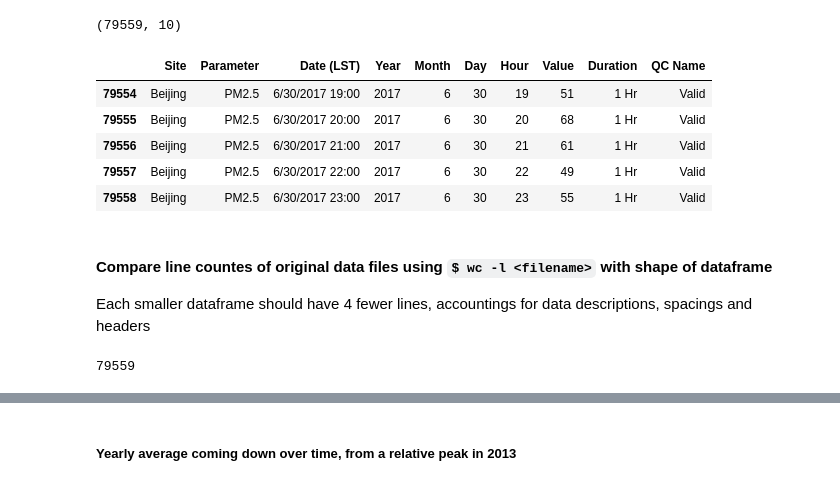
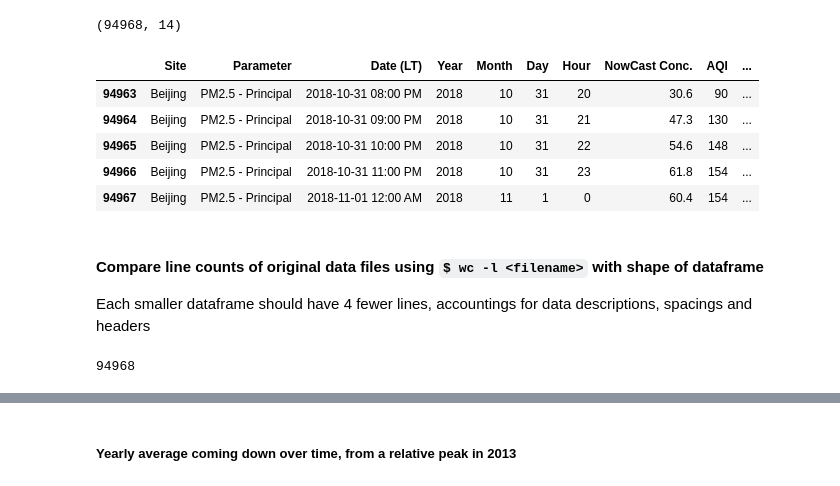
Before and after one commit to yontartu/wuran, a Jupyter notebook: beijing_aqi.ipynb, the cells around one changed output, grey strips where cells are left out. Saved outputs shown, nothing was run; the diff lists cells and outputs as text; code cells hidden in the pictures.

```diff
--- a/beijing_aqi.ipynb
+++ b/beijing_aqi.ipynb
@@ -15,7 +16,7 @@ import json
 
 %matplotlib inline
 # %%
-df08 = pd.read_csv('/home/bbobjackson/projects/wuran/data/beijing_2008'
-                   ,skiprows=2,encoding='utf-8')
+df08 = pd.read_csv('C:data/Beijing_PM2.5_2008_YTD.csv'
+                   ,encoding='utf-8')
 df08.head()
 # %% [output]
@@ -59,0 +29,23 @@ df16.head()
+# %%
+df09 = pd.read_csv('C:data/Beijing_PM2.5_2009_YTD.csv'
+                   ,encoding='utf-8')
+df10 = pd.read_csv('C:data/Beijing_PM2.5_2010_YTD.csv'
+                   ,encoding='utf-8')
+df11 = pd.read_csv('C:data/Beijing_PM2.5_2011_YTD.csv'
+                   ,encoding='utf-8')
+df12 = pd.read_csv('C:data/Beijing_PM2.5_2012_YTD.csv'
+                   ,encoding='utf-8')
+df13 = pd.read_csv('C:data/Beijing_PM2.5_2013_YTD.csv'
+                   ,encoding='utf-8')
+df14 = pd.read_csv('C:data/Beijing_PM2.5_2014_YTD.csv'
+                   ,encoding='utf-8')
+df15 = pd.read_csv('C:data/Beijing_PM2.5_2015_YTD.csv'
+                   ,encoding='utf-8')
+df16 = pd.read_csv('C:data/Beijing_PM2.5_2016_YTD.csv'
+                   ,encoding='utf-8')
+df17 = pd.read_csv('C:data/Beijing_PM2.5_2017_YTD.csv'
+                   ,encoding='utf-8')
+df18 = pd.read_csv('C:data/Beijing_PM2.5_2018_YTD.csv'
+                   ,encoding='utf-8')
+print(df18.shape)
+df18.head()
@@ -60,27 +60,27 @@ df16.head()
 # %%
 #df_comb = df08.append(df09)
-df_comb = pd.concat([df08, df09, df10, df11, df12, df13, df14, df15, df16, df17])
+df_comb = pd.concat([df08, df09, df10, df11, df12, df13, df14, df15, df16, df17, df18])
 print(df_comb.shape)
 df_comb.tail()
 df_comb = df_comb.reset_index(drop=True)
 df_comb.tail()
 # %% [output]
-(79559, 10)
+(94968, 14)
-|  | Site | Parameter | Date (LST) | Year | Month | Day | Hour | Value | Duration | QC Name |
-| 79554 | Beijing | PM2.5 | 6/30/2017 19:00 | 2017 | 6 | 30 | 19 | 51 | 1 Hr | Valid |
-| 79555 | Beijing | PM2.5 | 6/30/2017 20:00 | 2017 | 6 | 30 | 20 | 68 | 1 Hr | Valid |
-| 79556 | Beijing | PM2.5 | 6/30/2017 21:00 | 2017 | 6 | 30 | 21 | 61 | 1 Hr | Valid |
-| 79557 | Beijing | PM2.5 | 6/30/2017 22:00 | 2017 | 6 | 30 | 22 | 49 | 1 Hr | Valid |
-| 79558 | Beijing | PM2.5 | 6/30/2017 23:00 | 2017 | 6 | 30 | 23 | 55 | 1 Hr | Valid |
+|  | Site | Parameter | Date (LT) | Year | Month | Day | Hour | NowCast Conc. | AQI | ... |
+| 94963 | Beijing | PM2.5 - Principal | 2018-10-31 08:00 PM | 2018 | 10 | 31 | 20 | 30.6 | 90 | ... |
+| 94964 | Beijing | PM2.5 - Principal | 2018-10-31 09:00 PM | 2018 | 10 | 31 | 21 | 47.3 | 130 | ... |
+| 94965 | Beijing | PM2.5 - Principal | 2018-10-31 10:00 PM | 2018 | 10 | 31 | 22 | 54.6 | 148 | ... |
+| 94966 | Beijing | PM2.5 - Principal | 2018-10-31 11:00 PM | 2018 | 10 | 31 | 23 | 61.8 | 154 | ... |
+| 94967 | Beijing | PM2.5 - Principal | 2018-11-01 12:00 AM | 2018 | 11 | 1 | 0 | 60.4 | 154 | ... |
 # %% [markdown]
-#### Compare line countes of original data files using `$ wc -l <filename>` with shape of dataframe
+#### Compare line counts of original data files using `$ wc -l <filename>` with shape of dataframe
 
 Each smaller dataframe should have 4 fewer lines, accountings for data descriptions, spacings and headers
-# %%
-#5087 + 8760*6 + 8784*2 + 4344 #check looks good!
-5091 + 8764*6 + 8788*2 + 4348 - 4*10
-# %% [output]
-79559
+# %%
+# Line check looks good!
+8785 + 8761 + 8761 + 8761 + 8785 + 8761 + 8761 + 8761 + 8785 + 8761 + 7297 - 11 #(extra line at the end of each file)
+# %% [output]
+94968
 # %%
 df_comb = df_comb.rename(columns={'Site':'site'
                         ,'Parameter':'parameter'
```
Also changed, not shown: parts of 27 cells of this notebook, 27 other files.
